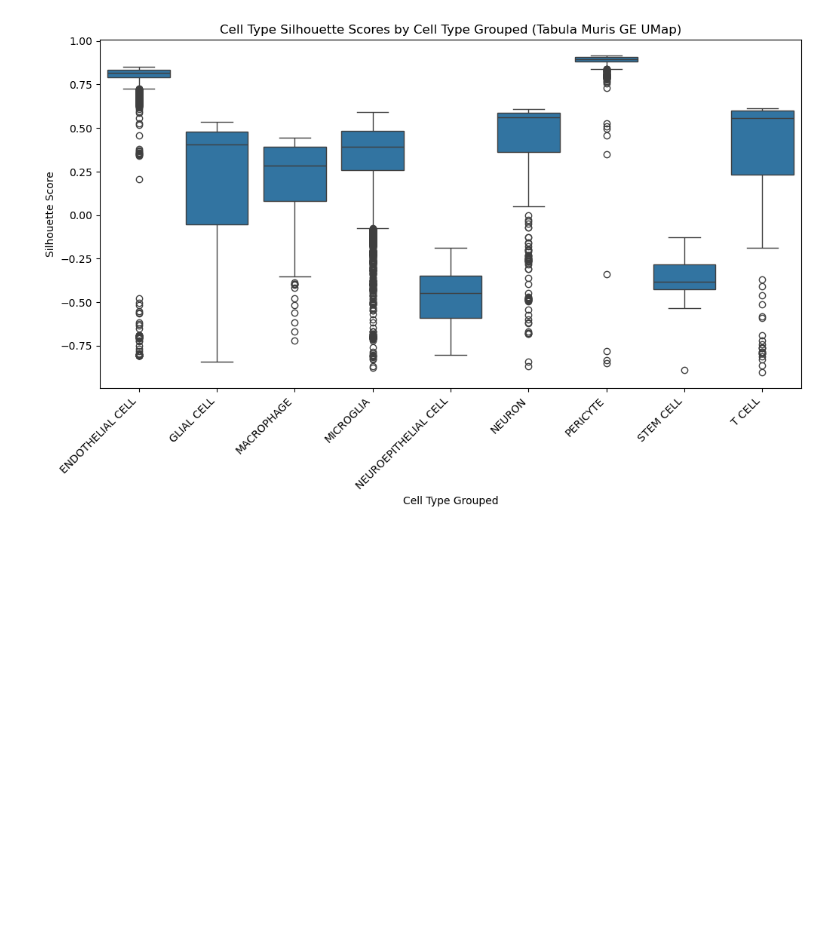
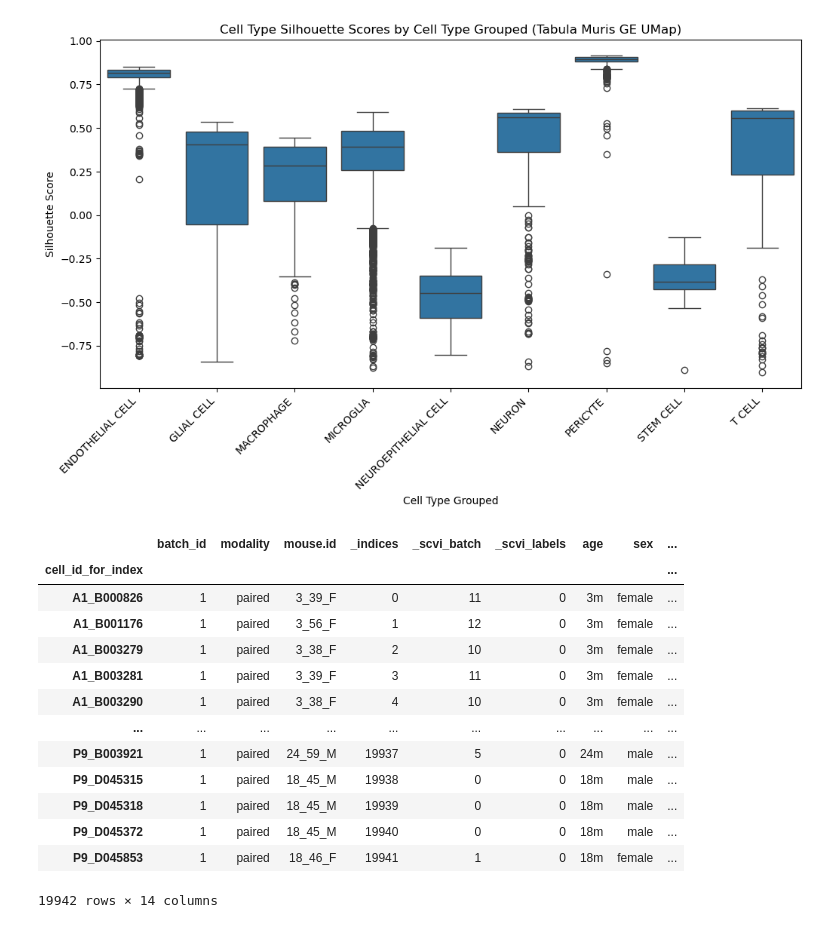
Before and after one commit to smritivaidyanathan/multivi_tools_splicing, a Jupyter notebook: data_analysis.ipynb, the cells around one changed output. Saved outputs shown, nothing was run; the diff lists cells and outputs as text; code cells hidden in the pictures; blank space fills up the shorter version.

```diff
--- a/data_analysis.ipynb
+++ b/data_analysis.ipynb
@@ -258,3 +255,20 @@ plt.show()
 # %% [output]
 [figure]
 [figure]
+# %%
+combined_adata.obs
+# %% [output]
+|  | batch_id | modality | mouse.id | _indices | _scvi_batch | _scvi_labels | age | sex | ... |
+| cell_id_for_index |  |  |  |  |  |  |  |  | ... |
+| A1_B000826 | 1 | paired | 3_39_F | 0 | 11 | 0 | 3m | female | ... |
+| A1_B001176 | 1 | paired | 3_56_F | 1 | 12 | 0 | 3m | female | ... |
+| A1_B003279 | 1 | paired | 3_38_F | 2 | 10 | 0 | 3m | female | ... |
+| A1_B003281 | 1 | paired | 3_39_F | 3 | 11 | 0 | 3m | female | ... |
+| A1_B003290 | 1 | paired | 3_38_F | 4 | 10 | 0 | 3m | female | ... |
+| ... | ... | ... | ... | ... | ... | ... | ... | ... | ... |
+| P9_B003921 | 1 | paired | 24_59_M | 19937 | 5 | 0 | 24m | male | ... |
+| P9_D045315 | 1 | paired | 18_45_M | 19938 | 0 | 0 | 18m | male | ... |
+| P9_D045318 | 1 | paired | 18_45_M | 19939 | 0 | 0 | 18m | male | ... |
+| P9_D045372 | 1 | paired | 18_45_M | 19940 | 0 | 0 | 18m | male | ... |
+| P9_D045853 | 1 | paired | 18_46_F | 19941 | 1 | 0 | 18m | female | ... |
+19942 rows × 14 columns
```
Also changed, not shown: parts of 3 cells of this notebook, 2 other files.
